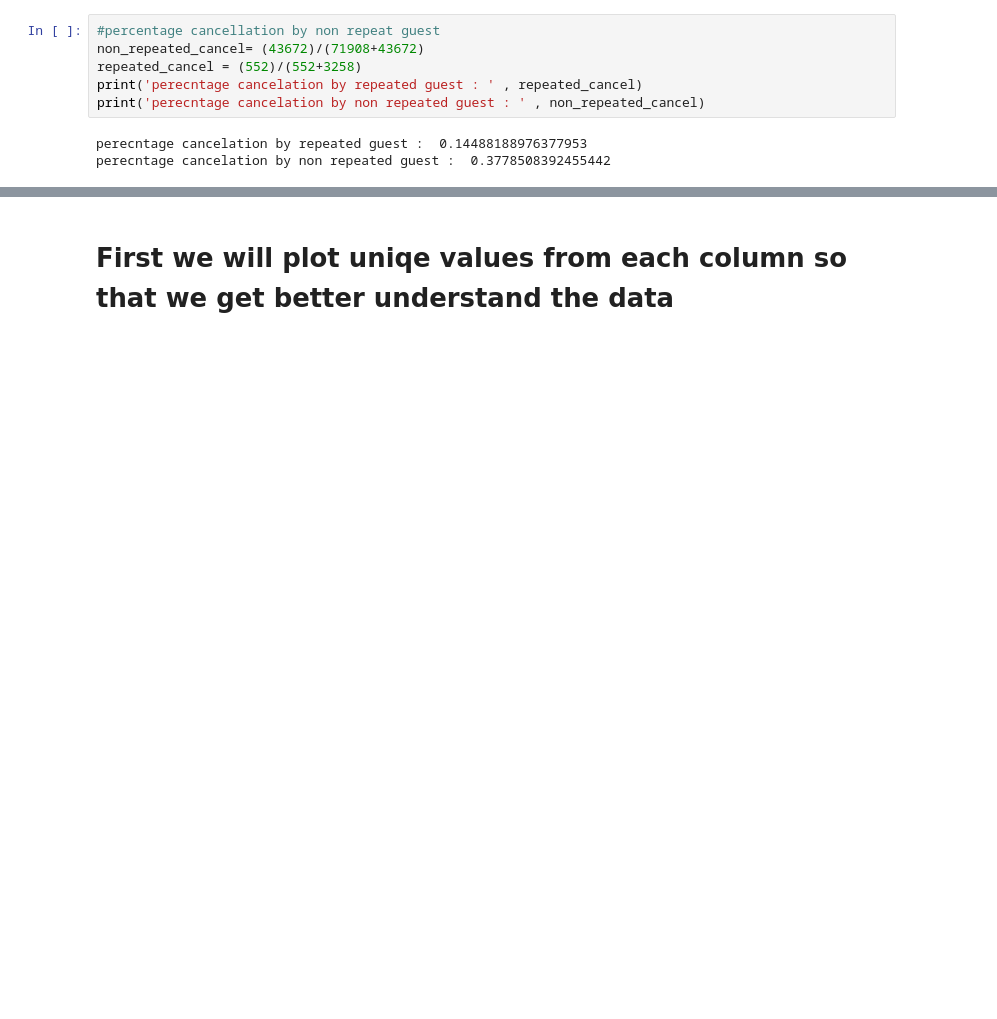
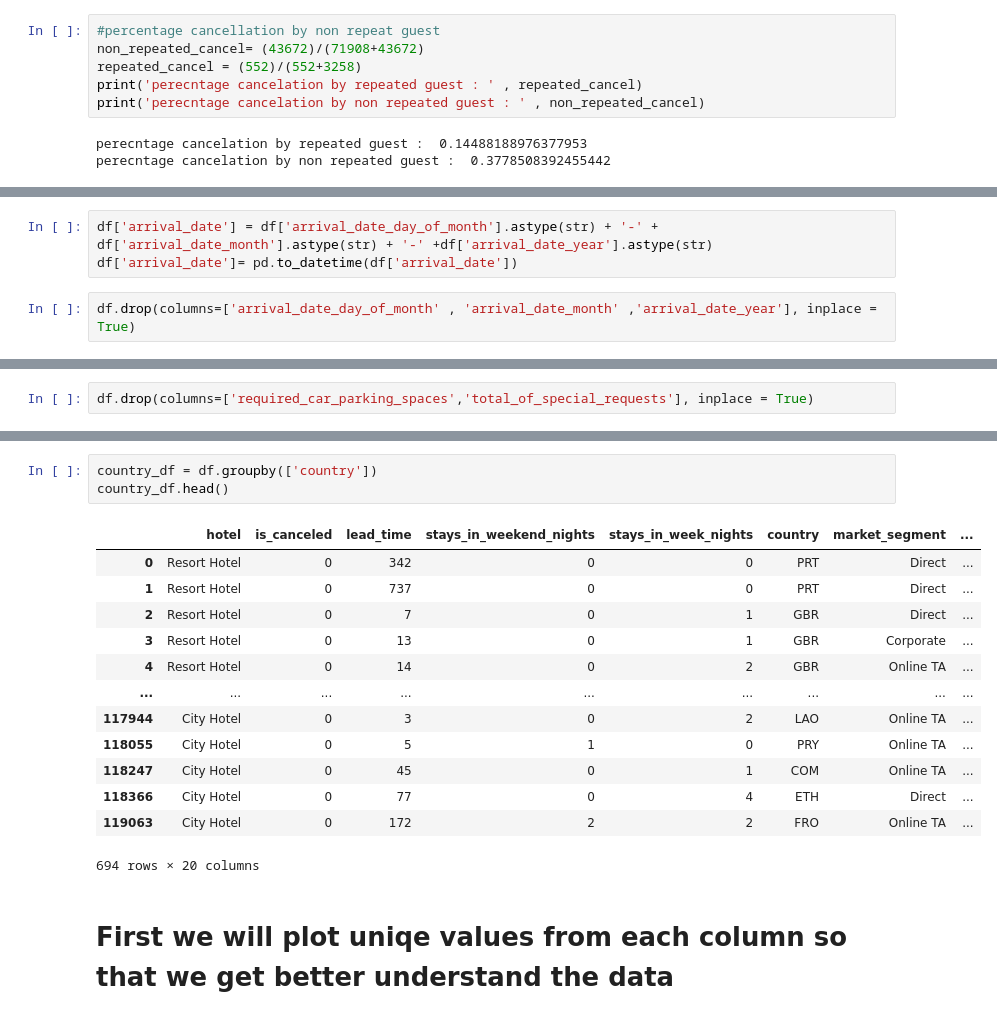
Before and after one commit to GaikwadSandesh/HotelBookingAnalysis, a Jupyter notebook: Hotel_Booking_Analysis_Capstone_Project.ipynb, the cells around one changed output, grey strips where cells are left out. Cells and saved outputs as stored; diff of their text form; blank space fills up the shorter version.

```diff
--- a/Hotel_Booking_Analysis_Capstone_Project.ipynb
+++ b/Hotel_Booking_Analysis_Capstone_Project.ipynb
@@ -220,0 +186,5 @@ AttributeError: ignored
+# %%
+df['arrival_date'] = df['arrival_date_day_of_month'].astype(str) + '-' + df['arrival_date_month'].astype(str) + '-' +df['arrival_date_year'].astype(str)
+df['arrival_date']= pd.to_datetime(df['arrival_date'])
+# %%
+df.drop(columns=['arrival_date_day_of_month' , 'arrival_date_month' ,'arrival_date_year'], inplace = True)
@@ -220,0 +275,2 @@ AttributeError: ignored
+# %%
+df.drop(columns=['required_car_parking_spaces','total_of_special_requests'], inplace = True)
@@ -221,2 +292,19 @@ AttributeError: ignored
+# %%
+country_df = df.groupby(['country'])
+country_df.head()
+# %% [output]
+|  | hotel | is_canceled | lead_time | stays_in_weekend_nights | stays_in_week_nights | country | market_segment | ... |
+| 0 | Resort Hotel | 0 | 342 | 0 | 0 | PRT | Direct | ... |
+| 1 | Resort Hotel | 0 | 737 | 0 | 0 | PRT | Direct | ... |
+| 2 | Resort Hotel | 0 | 7 | 0 | 1 | GBR | Direct | ... |
+| 3 | Resort Hotel | 0 | 13 | 0 | 1 | GBR | Corporate | ... |
+| 4 | Resort Hotel | 0 | 14 | 0 | 2 | GBR | Online TA | ... |
+| ... | ... | ... | ... | ... | ... | ... | ... | ... |
+| 117944 | City Hotel | 0 | 3 | 0 | 2 | LAO | Online TA | ... |
+| 118055 | City Hotel | 0 | 5 | 1 | 0 | PRY | Online TA | ... |
+| 118247 | City Hotel | 0 | 45 | 0 | 1 | COM | Online TA | ... |
+| 118366 | City Hotel | 0 | 77 | 0 | 4 | ETH | Direct | ... |
+| 119063 | City Hotel | 0 | 172 | 2 | 2 | FRO | Online TA | ... |
+694 rows × 20 columns
 # %% [markdown]
 # First we will plot uniqe values from each column so that we get better understand the data
```
Also changed, not shown: parts of 52 cells of this notebook.
